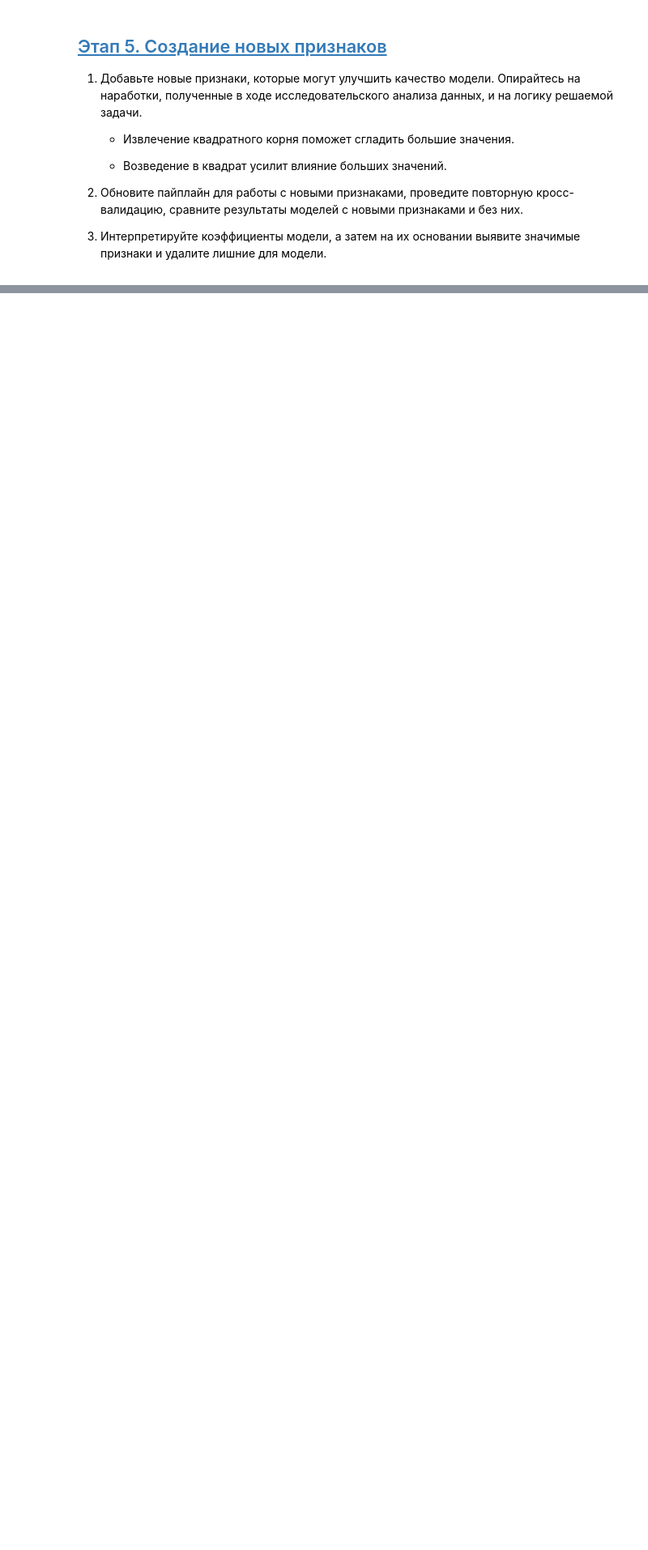
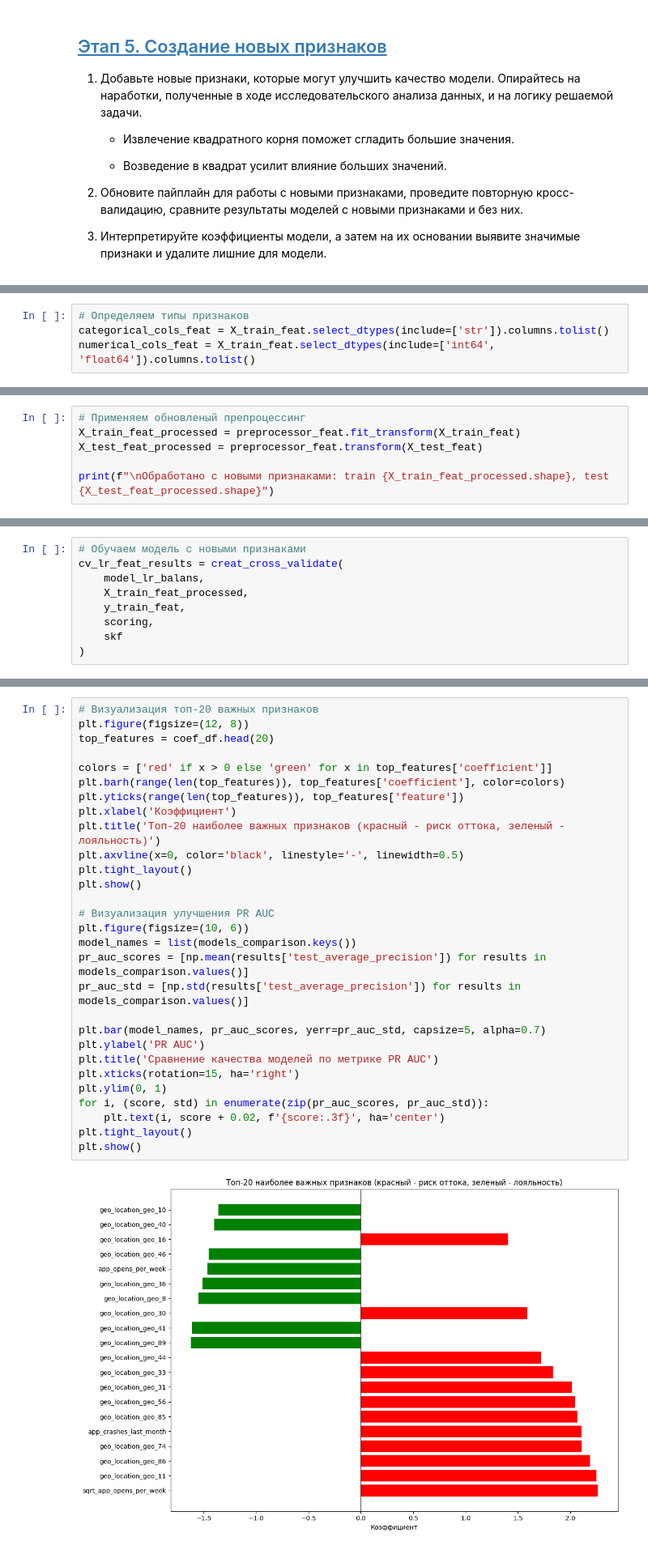
Before and after one commit to MEYakunin/Sprint11_Customer_Churn_Forecast, a Jupyter notebook: Sprint11_Coffee_Delivery_Churn_Binary_Classification_Yakunin_Mikle.ipynb, the cells around one changed output, grey strips where cells are left out. Shown at 81% size. Drawn from its saved outputs; the diff is of its cells as text; blank space fills up the shorter version.

```diff
--- a/Sprint11_Coffee_Delivery_Churn_Binary_Classification_Yakunin_Mikle.ipynb
+++ b/Sprint11_Coffee_Delivery_Churn_Binary_Classification_Yakunin_Mikle.ipynb
@@ -485,0 +594,4 @@ print(f"Средняя PR AUC:    {np.mean(cv_dummy_results['test_average_precis
+# %%
+# Определяем типы признаков
+categorical_cols_feat = X_train_feat.select_dtypes(include=['str']).columns.tolist()
+numerical_cols_feat = X_train_feat.select_dtypes(include=['int64', 'float64']).columns.tolist()
@@ -485,0 +607,6 @@ print(f"Средняя PR AUC:    {np.mean(cv_dummy_results['test_average_precis
+# %%
+# Применяем обновленый препроцессинг
+X_train_feat_processed = preprocessor_feat.fit_transform(X_train_feat)
+X_test_feat_processed = preprocessor_feat.transform(X_test_feat)
+
+print(f"\nОбработано с новыми признаками: train {X_train_feat_processed.shape}, test {X_test_feat_processed.shape}")
@@ -485,0 +615,9 @@ print(f"Средняя PR AUC:    {np.mean(cv_dummy_results['test_average_precis
+# %%
+# Обучаем модель с новыми признаками
+cv_lr_feat_results = creat_cross_validate(
+    model_lr_balans,
+    X_train_feat_processed,
+    y_train_feat,
+    scoring,
+    skf
+)
@@ -485,0 +823,31 @@ print(f"Средняя PR AUC:    {np.mean(cv_dummy_results['test_average_precis
+# %%
+# Визуализация топ-20 важных признаков
+plt.figure(figsize=(12, 8))
+top_features = coef_df.head(20)
+
+colors = ['red' if x > 0 else 'green' for x in top_features['coefficient']]
+plt.barh(range(len(top_features)), top_features['coefficient'], color=colors)
+plt.yticks(range(len(top_features)), top_features['feature'])
+plt.xlabel('Коэффициент')
+plt.title('Топ-20 наиболее важных признаков (красный - риск оттока, зеленый - лояльность)')
+plt.axvline(x=0, color='black', linestyle='-', linewidth=0.5)
+plt.tight_layout()
+plt.show()
+
+# Визуализация улучшения PR AUC
+plt.figure(figsize=(10, 6))
+model_names = list(models_comparison.keys())
+pr_auc_scores = [np.mean(results['test_average_precision']) for results in models_comparison.values()]
+pr_auc_std = [np.std(results['test_average_precision']) for results in models_comparison.values()]
+
+plt.bar(model_names, pr_auc_scores, yerr=pr_auc_std, capsize=5, alpha=0.7)
+plt.ylabel('PR AUC')
+plt.title('Сравнение качества моделей по метрике PR AUC')
+plt.xticks(rotation=15, ha='right')
+plt.ylim(0, 1)
+for i, (score, std) in enumerate(zip(pr_auc_scores, pr_auc_std)):
+    plt.text(i, score + 0.02, f'{score:.3f}', ha='center')
+plt.tight_layout()
+plt.show()
+# %% [output]
+[figure, added]
```
Also changed, not shown: parts of 27 cells of this notebook.
